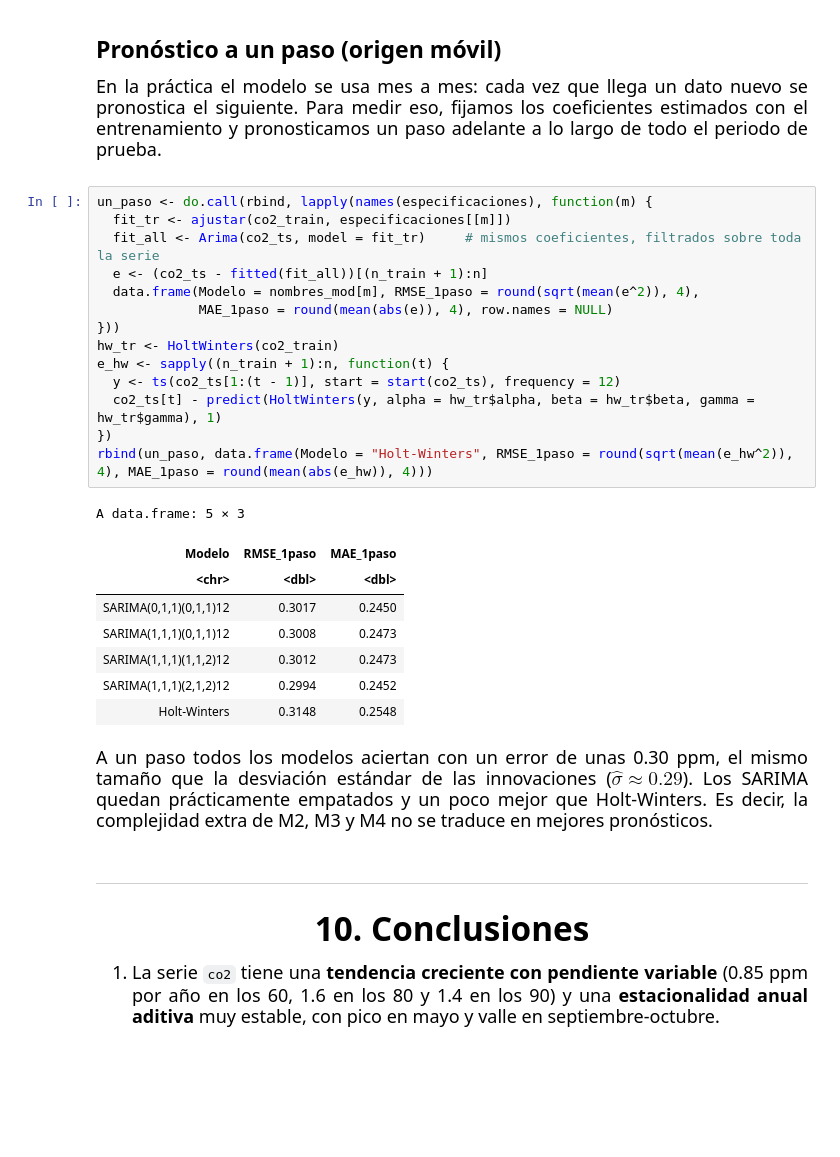
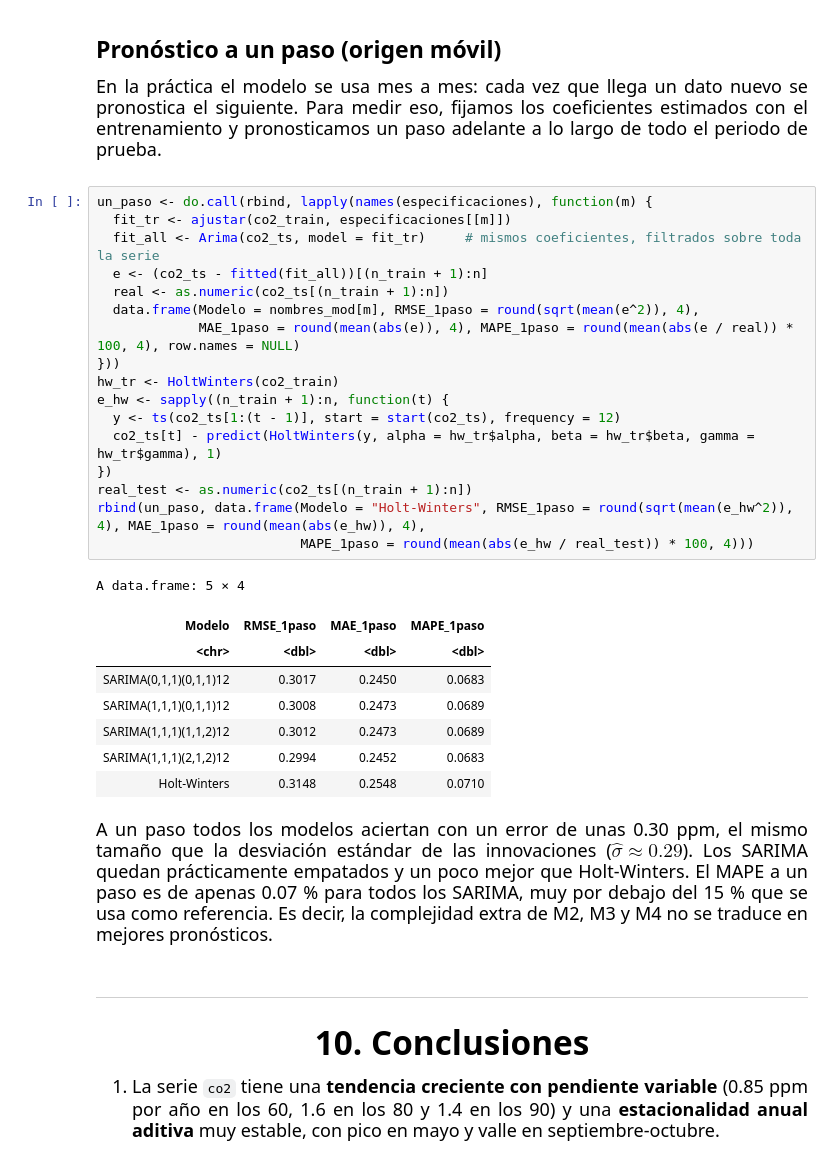
Before and after one commit to camilomelo928/Series-de-Tiempo, a Jupyter notebook: aplicacion-co2/notebooks/co2_sarima.ipynb, the cells around one changed output. Saved outputs shown, nothing was run; the diff lists cells and outputs as text; blank space fills up the shorter version.

Commit message:
Agregar MAPE al pronóstico a un paso

```diff
--- a/aplicacion-co2/notebooks/co2_sarima.ipynb
+++ b/aplicacion-co2/notebooks/co2_sarima.ipynb
@@ -1314,30 +1314,33 @@ En la práctica el modelo se usa mes a mes: cada vez que llega un dato nuevo se
 # %%
 un_paso <- do.call(rbind, lapply(names(especificaciones), function(m) {
   fit_tr <- ajustar(co2_train, especificaciones[[m]])
   fit_all <- Arima(co2_ts, model = fit_tr)     # mismos coeficientes, filtrados sobre toda la serie
   e <- (co2_ts - fitted(fit_all))[(n_train + 1):n]
+  real <- as.numeric(co2_ts[(n_train + 1):n])
   data.frame(Modelo = nombres_mod[m], RMSE_1paso = round(sqrt(mean(e^2)), 4),
-             MAE_1paso = round(mean(abs(e)), 4), row.names = NULL)
+             MAE_1paso = round(mean(abs(e)), 4), MAPE_1paso = round(mean(abs(e / real)) * 100, 4), row.names = NULL)
 }))
 hw_tr <- HoltWinters(co2_train)
 e_hw <- sapply((n_train + 1):n, function(t) {
   y <- ts(co2_ts[1:(t - 1)], start = start(co2_ts), frequency = 12)
   co2_ts[t] - predict(HoltWinters(y, alpha = hw_tr$alpha, beta = hw_tr$beta, gamma = hw_tr$gamma), 1)
 })
-rbind(un_paso, data.frame(Modelo = "Holt-Winters", RMSE_1paso = round(sqrt(mean(e_hw^2)), 4), MAE_1paso = round(mean(abs(e_hw)), 4)))
+real_test <- as.numeric(co2_ts[(n_train + 1):n])
+rbind(un_paso, data.frame(Modelo = "Holt-Winters", RMSE_1paso = round(sqrt(mean(e_hw^2)), 4), MAE_1paso = round(mean(abs(e_hw)), 4),
+                          MAPE_1paso = round(mean(abs(e_hw / real_test)) * 100, 4)))
 # %% [output]
-A data.frame: 5 × 3
+A data.frame: 5 × 4
-| Modelo | RMSE_1paso | MAE_1paso |
-| <chr> | <dbl> | <dbl> |
-| SARIMA(0,1,1)(0,1,1)12 | 0.3017 | 0.2450 |
-| SARIMA(1,1,1)(0,1,1)12 | 0.3008 | 0.2473 |
-| SARIMA(1,1,1)(1,1,2)12 | 0.3012 | 0.2473 |
-| SARIMA(1,1,1)(2,1,2)12 | 0.2994 | 0.2452 |
-| Holt-Winters | 0.3148 | 0.2548 |
+| Modelo | RMSE_1paso | MAE_1paso | MAPE_1paso |
+| <chr> | <dbl> | <dbl> | <dbl> |
+| SARIMA(0,1,1)(0,1,1)12 | 0.3017 | 0.2450 | 0.0683 |
+| SARIMA(1,1,1)(0,1,1)12 | 0.3008 | 0.2473 | 0.0689 |
+| SARIMA(1,1,1)(1,1,2)12 | 0.3012 | 0.2473 | 0.0689 |
+| SARIMA(1,1,1)(2,1,2)12 | 0.2994 | 0.2452 | 0.0683 |
+| Holt-Winters | 0.3148 | 0.2548 | 0.0710 |
 # %% [markdown]
 <div style="text-align: justify; line-height: 1.5; font-size: 18px;">
 
-A un paso todos los modelos aciertan con un error de unas 0.30 ppm, el mismo tamaño que la desviación estándar de las innovaciones ($\hat\sigma \approx 0.29$). Los SARIMA quedan prácticamente empatados y un poco mejor que Holt-Winters. Es decir, la complejidad extra de M2, M3 y M4 no se traduce en mejores pronósticos.
+A un paso todos los modelos aciertan con un error de unas 0.30 ppm, el mismo tamaño que la desviación estándar de las innovaciones ($\hat\sigma \approx 0.29$). Los SARIMA quedan prácticamente empatados y un poco mejor que Holt-Winters. El MAPE a un paso es de apenas 0.07 % para todos los SARIMA, muy por debajo del 15 % que se usa como referencia. Es decir, la complejidad extra de M2, M3 y M4 no se traduce en mejores pronósticos.
 
 </div>
 # %% [markdown]
```
Also changed, not shown: parts of 1 cell of this notebook.
